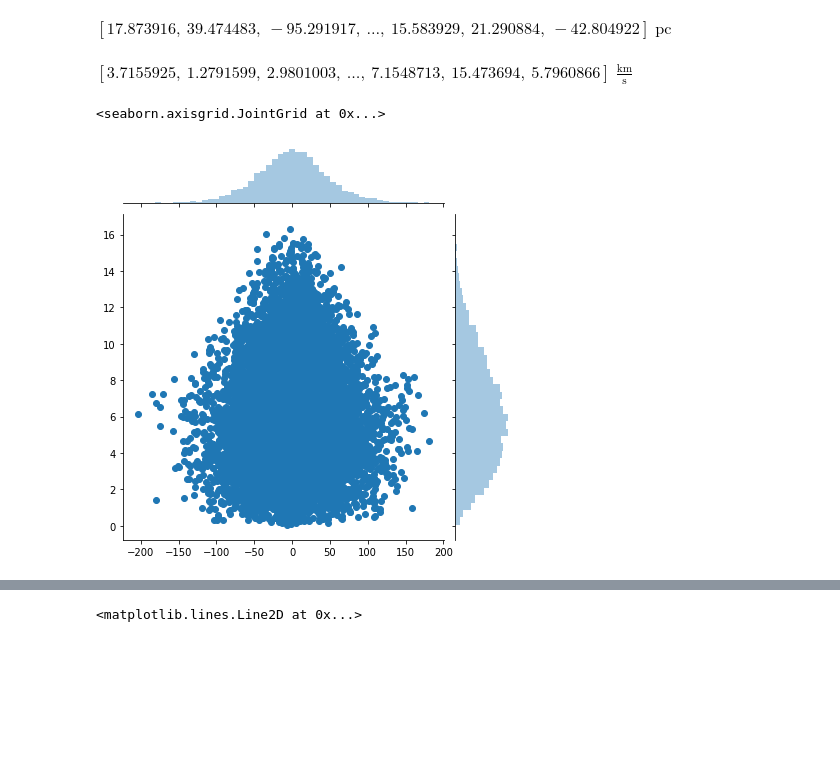
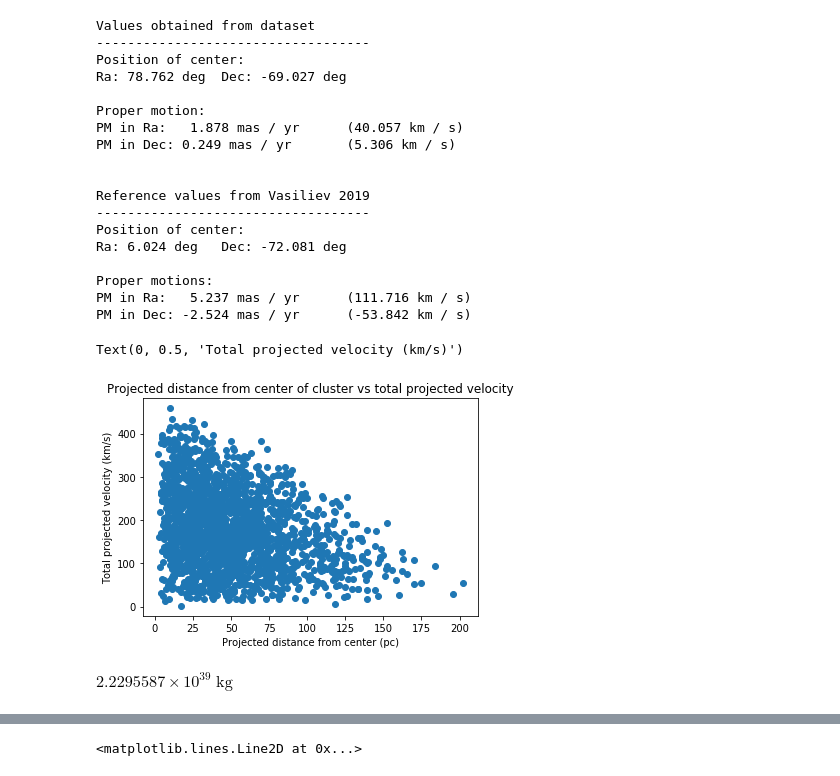
Before and after one commit to al-jshen/AST222, a Jupyter notebook: a3/Untitled-Copy1.ipynb, the cells around one changed output, grey strips where cells are left out. Cells and saved outputs as stored; diff of their text form; code cells hidden in the pictures; blank space fills up the shorter version.

```diff
--- a/a3/Untitled-Copy1.ipynb
+++ b/a3/Untitled-Copy1.ipynb
@@ -44 +34,40 @@ dat.pm_ra_cosdec.mean()* 4.5 * 4.744, dat.pm_dec.mean()* 4.5 * 4.744
+# %%
+print(f'''Values obtained from dataset
+-----------------------------------
+Position of center:
+Ra: {ra.mean():.3f}\tDec: {dec.mean():.3f}
+
+Proper motion:
+PM in Ra:   {pmra.mean():.3f}\t({(pmra.mean()*4.5*u.kpc).to(u.km/u.s, equivalencies=u.dimensionless_angles()):.3f})
+PM in Dec: {pmdec.mean():.3f}\t({(pmdec.mean()*4.5*u.kpc).to(u.km/u.s, equivalencies=u.dimensionless_angles()):.3f})
+
+
+Reference values from Vasiliev 2019
+-----------------------------------
+Position of center:
+Ra: 6.024 deg\tDec: -72.081 deg
+
+Proper motions:
+PM in Ra:   5.237 mas / yr\t({(5.237*u.mas/u.yr*4.5*u.kpc).to(u.km/u.s, equivalencies=u.dimensionless_angles()):.3f})
+PM in Dec: -2.524 mas / yr\t({(-2.524*u.mas/u.yr*4.5*u.kpc).to(u.km/u.s, equivalencies=u.dimensionless_angles()):.3f})
+''')
+# %% [output]
+Values obtained from dataset
+-----------------------------------
+Position of center:
+Ra: 78.762 deg  Dec: -69.027 deg
+
+Proper motion:
+PM in Ra:   1.878 mas / yr      (40.057 km / s)
+PM in Dec: 0.249 mas / yr       (5.306 km / s)
+
+
+Reference values from Vasiliev 2019
+-----------------------------------
+Position of center:
+Ra: 6.024 deg   Dec: -72.081 deg
+
+Proper motions:
+PM in Ra:   5.237 mas / yr      (111.716 km / s)
+PM in Dec: -2.524 mas / yr      (-53.842 km / s)
 # %%
@@ -46,24 +76,29 @@ ra2 = ra - ra.mean()
 dec2 = dec - dec.mean()
 pmra2 = pmra - pmra.mean()
 pmdec2 = pmdec - pmdec.mean()
-# %%
-dists2center = (ra2 * 4.5 * u.kpc).to(u.pc, equivalencies=u.dimensionless_angles())
-dists2center
-# %% [output]
-$[17.873916,~39.474483,~-95.291917,~\dots,~15.583929,~21.290884,~-42.804922] \; \mathrm{pc}$
-# %%
-totprojvels = np.sqrt(np.square(pmra2) + np.square(pmdec2))
-totprojvels *= 4.5 * u.kpc
-totprojvels = totprojvels.to(u.km / u.s, equivalencies=u.dimensionless_angles())
-totprojvels
-# %% [output]
-$[3.7155925,~1.2791599,~2.9801003,~\dots,~7.1548713,~15.473694,~5.7960866] \; \mathrm{\frac{km}{s}}$
-# %%
-sns.jointplot(dists2center, totprojvels)
-# %% [output]
-<seaborn.axisgrid.JointGrid at 0x...>
-[figure, removed]
+# %%
+# distances to center. C&O Eq. 1.8
+angdists = np.sqrt(np.square(ra2 * np.cos(dec2)) + np.square(dec2))
+# convert angular distances to distances in pc
+dists2center = (angdists * 50 * u.kpc).to(u.pc, equivalencies=u.dimensionless_angles())
+
+# getting total projected velocity
+totprojvels = np.sqrt(np.square(pmra2 * np.cos(dec2)) + np.square(pmdec2))
+totprojvels *= 50 * u.kpc
+totprojvels = totprojvels.to(u.km / u.s, equivalencies=u.dimensionless_angles())
+# %%
+plt.scatter(dists2center, totprojvels)
+plt.title('Projected distance from center of cluster vs total projected velocity')
+plt.xlabel('Projected distance from center (pc)')
+plt.ylabel('Total projected velocity (km/s)')
+# %% [output]
+Text(0, 0.5, 'Total projected velocity (km/s)')
+[figure, added]
 # %%
 vsq = 3 * np.var(totprojvels)
 vsq = vsq.to(u.m **2 / u.s ** 2)
-r = np.max(abs(dists2center)).to(u.m) # use mean or max?
+r = np.max(abs(dists2center)).to(u.m)
+mass = vsq * r / const.G
+mass
+# %% [output]
+$2.2295587 \times 10^{39} \; \mathrm{kg}$
```
Also changed, not shown: parts of 24 cells of this notebook, 18 other files.
